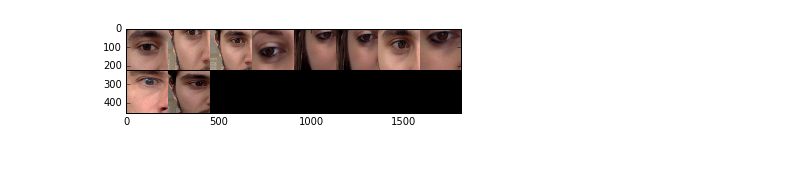
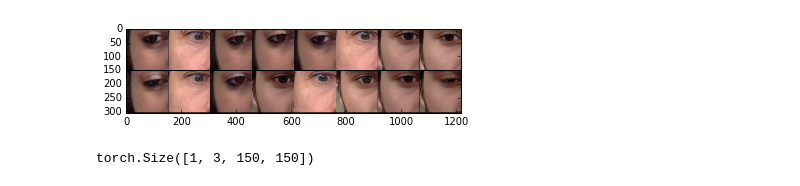
Before and after one commit to anaisbrgs/StageL3, a Jupyter notebook: 2018-03-21 data_base.ipynb, the cells around one changed output. Cells and saved outputs as stored; diff of their text form; code cells hidden in the pictures.

Commit message:
Show image modify2

```diff
--- a/2018-03-21 data_base.ipynb
+++ b/2018-03-21 data_base.ipynb
@@ -5,36 +5,33 @@ import torch.nn.parallel
 import torch.backends.cudnn as cudnn
 import torch.distributed as dist
 import torch.optim
 import torch.utils.data
 import torch.utils.data.distributed
 import torchvision.transforms as transforms
 import torchvision.datasets as datasets
 import torchvision.models as models
 import matplotlib.pyplot as plt
 import numpy as np
 
 def show(img, gamma=.5, noise_level=.4, transpose=True):
 
     npimg = img.numpy()
     plt.figure()
     if transpose:
         plt.imshow(np.transpose(npimg, (1, 2, 0)))
     else:
         plt.imshow(npimg)
 
 image_data = torchvision.datasets.ImageFolder('dataset',
-transforms.Compose([transforms.RandomResizedCrop(224),
+transforms.Compose([transforms.CenterCrop(150),
 transforms.ToTensor()]))
 
-data_loader = torch.utils.data.DataLoader(image_data, batch_size=10,
+data_loader = torch.utils.data.DataLoader(image_data, batch_size=16,
 shuffle=True)
 
 dataiter = iter(data_loader)
 images,foo = next(dataiter)
 
 show(torchvision.utils.make_grid(images, normalize=True))
-
-#outputs = conv_ae(Variable(images_noise))
-#show(torchvision.utils.make_grid(outputs.data, normalize=True))
 # %% [output]
-[figure, old version]
+[figure, new version]
@@ -43,0 +38,4 @@ for foo in range(10):
+# %%
+images.size()
+# %% [output]
+torch.Size([1, 3, 150, 150])
```
Also changed, not shown: parts of 1 cell of this notebook.
